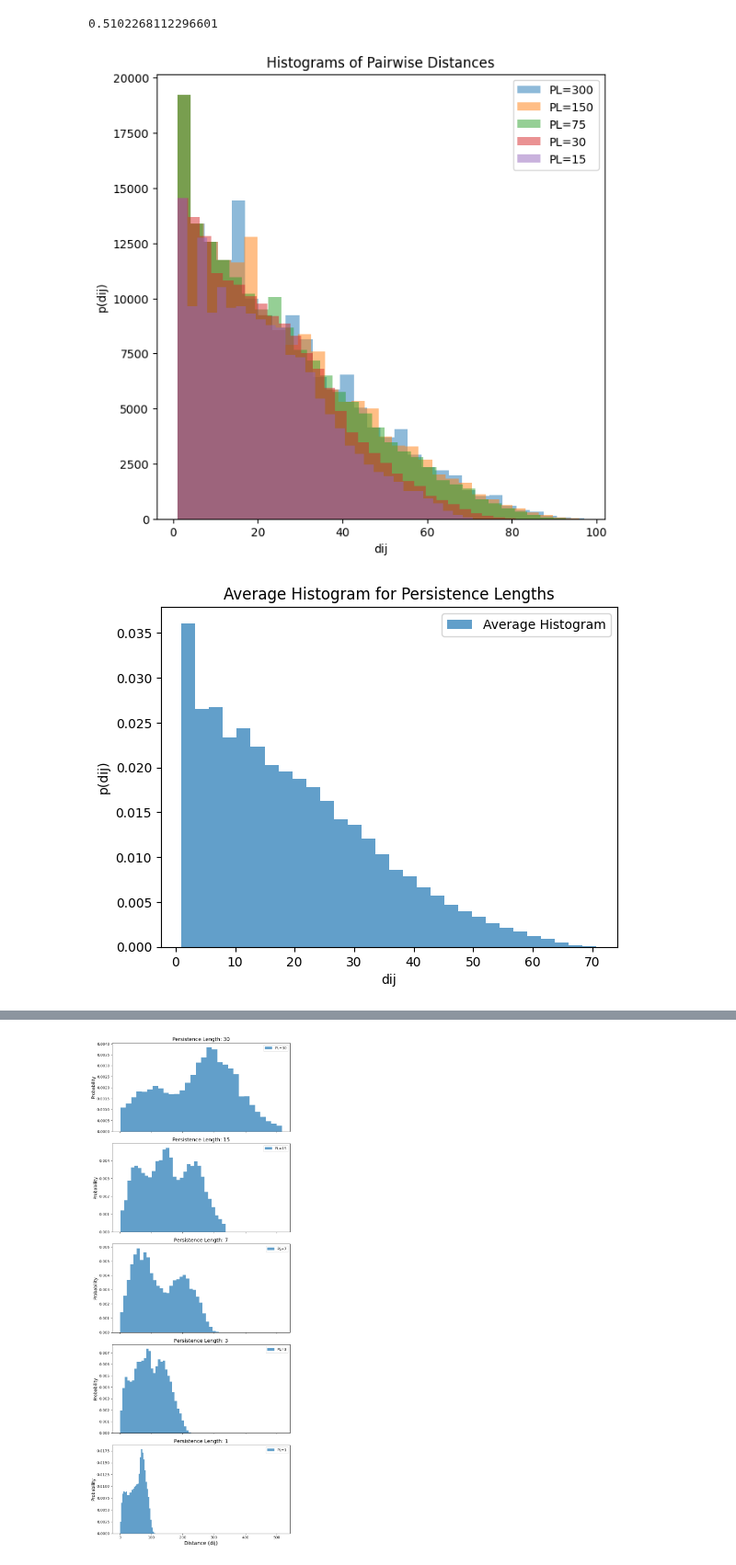
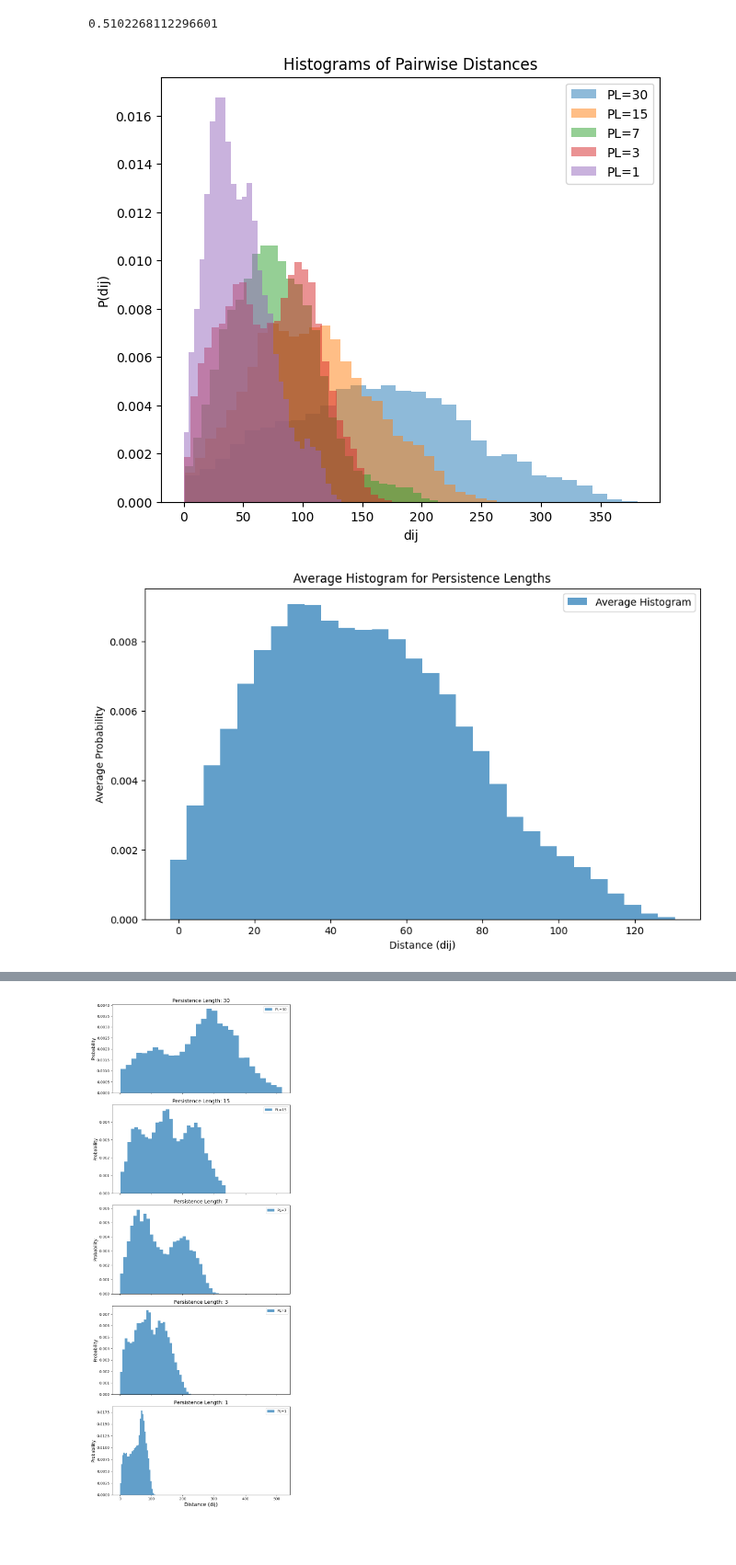
Before and after one commit to B-hub-hue/Python.exam_polymer, a Jupyter notebook: Python_exam_py.ipynb, the cells around one changed output, grey strips where cells are left out. Shown at 92% size. Cells and saved outputs as stored; diff of their text form; code cells hidden in the pictures; blank space fills up the shorter version.

```diff
--- a/Python_exam_py.ipynb
+++ b/Python_exam_py.ipynb
@@ -291,13 +291,15 @@ print(np.max(distances))
 import numpy as np
 import matplotlib.pyplot as plt
 
+# Define helper functions
 delta_theta = 0.102
 
 def custom_gaussian_theta(delta_theta):
-    #"""Sample from the custom Gaussian distribution for theta."""
+    """Sample from the custom Gaussian distribution for theta."""
     return np.random.normal(0, delta_theta)
 
 def rodrigues_rotation(v, k, theta, phi):
+    """Perform Rodrigues rotation."""
     k = k / np.linalg.norm(k)  # Ensure k is a unit vector
     c_theta = np.cos(theta)
     s_theta = np.sin(theta)
@@ -305,64 +307,69 @@ def rodrigues_rotation(v, k, theta, phi):
             np.cross(k, v) * s_theta +
             k * np.dot(k, v) * (1 - c_theta))
 
-def dij(positions,i, j):
-      return np.linalg.norm(positions[i] - positions[j])
+def dij(positions, i, j):
+    """Compute the distance between two points."""
+    return np.linalg.norm(positions[i] - positions[j])
 
 # Parameters
-num_segments = 100
+num_segments = 2000
 num_trials = 1  # Number of trials to gather distances
-persistence_lengths = [300, 150, 75, 30, 15]  # Array of persistence lengths
+persistence_lengths = [30, 15, 7, 3, 1]  # Array of persistence lengths
 
 # Store distances for each persistence length
 distances = {length: [] for length in persistence_lengths}
 
 for _ in range(num_trials):
-  for persistence_length in persistence_lengths:
-    vectors = [np.array([1, 0, 0])]  # Starting vector
-    for _ in range(1, num_segments):
-        # Sample theta based on the selected persistence length
-        theta = custom_gaussian_theta(1 / np.sqrt(persistence_length))  # Scale by persistence length
-        axis_of_rotation = np.cross(np.random.random(size=3), vectors[-1])
-        phi = np.random.uniform(0, 2 * np.pi)  # Uniformly distributed phi
-        new_vector = rodrigues_rotation(vectors[-1], axis_of_rotation, theta, phi)
-        vectors.append(new_vector)
+    for persistence_length in persistence_lengths:
+        vectors = [np.array([1, 0, 0])]  # Starting vector
+        for _ in range(1, num_segments):
+            # Sample theta based on the selected persistence length
+            theta = custom_gaussian_theta(1 / np.sqrt(persistence_length))  # Scale by persistence length
+            phi = np.random.uniform(0, 2 * np.pi)  # Uniformly distributed phi
+            axis_of_rotation = np.cross(np.random.random(size=3), vectors[-1])
+            new_vector = rodrigues_rotation(vectors[-1], axis_of_rotation, theta, phi)
+            vectors.append(new_vector)
 
+        # Convert list of vectors to positions
         positions = np.cumsum(vectors, axis=0)
 
-    # Calculate dij distance and store it
-        for i in range(len(positions) -1):
-           for j in range(i + 1, len(positions)):
-               distances[persistence_length].append(dij(positions,i,j))
-# plotting the histograms for each persistence length
-plt.figure(figsize=(7, 7))
+        # Calculate pairwise distances and store
+        for i in range(len(positions) - 1):
+            for j in range(i + 1, len(positions)):
+                distances[persistence_length].append(dij(positions, i, j))
+
+# Plot histograms for each persistence length
+plt.figure(figsize=(7, 6))
 for length in persistence_lengths:
-    plt.hist(distances[length], bins=30, alpha=0.5, label=f'PL={length}')
+    plt.hist(distances[length], bins=30, alpha=0.5, density=True, label=f'PL={length}')
 plt.xlabel('dij')
-plt.ylabel('p(dij)')
+plt.ylabel('P(dij)')
 plt.legend()
 plt.title('Histograms of Pairwise Distances')
 plt.show()
 
-# Compute average histograms
-all_distances = list(distances.values())
-# Assuming all histograms have the same bins, compute average histogram
-hist_values, bin_edges = np.histogram(all_distances[0], bins=30)
-average_hist = np.zeros_like(hist_values, dtype=float)
+# Compute and plot the average histogram
+bin_edges = None
+average_hist = None
 
+# Calculate histograms for each persistence length and accumulate
 for length in persistence_lengths:
     hist_values, bin_edges = np.histogram(distances[length], bins=30, density=True)
+    if average_hist is None:
+        average_hist = np.zeros_like(hist_values, dtype=float)
     average_hist += hist_values
 
+# Normalize the average histogram
 average_hist /= len(persistence_lengths)
 
 # Plot average histogram
-plt.figure()
-plt.hist(bin_edges[:-1], bin_edges, weights=average_hist, alpha=0.7, label='Average Histogram')
-plt.xlabel('dij')
-plt.ylabel('p(dij)')
+plt.figure(figsize=(10, 6))
+plt.bar(bin_edges[:-1], average_hist, width=np.diff(bin_edges), alpha=0.7, label='Average Histogram')
+plt.xlabel('Distance (dij)')
+plt.ylabel('Average Probability')
 plt.title('Average Histogram for Persistence Lengths')
 plt.legend()
 plt.show()
 # %% [output]
-[figure, old version]
+[figure, new version]
-[figure, old version]
+[figure, new version]
```
Also changed, not shown: parts of 1 cell of this notebook.
